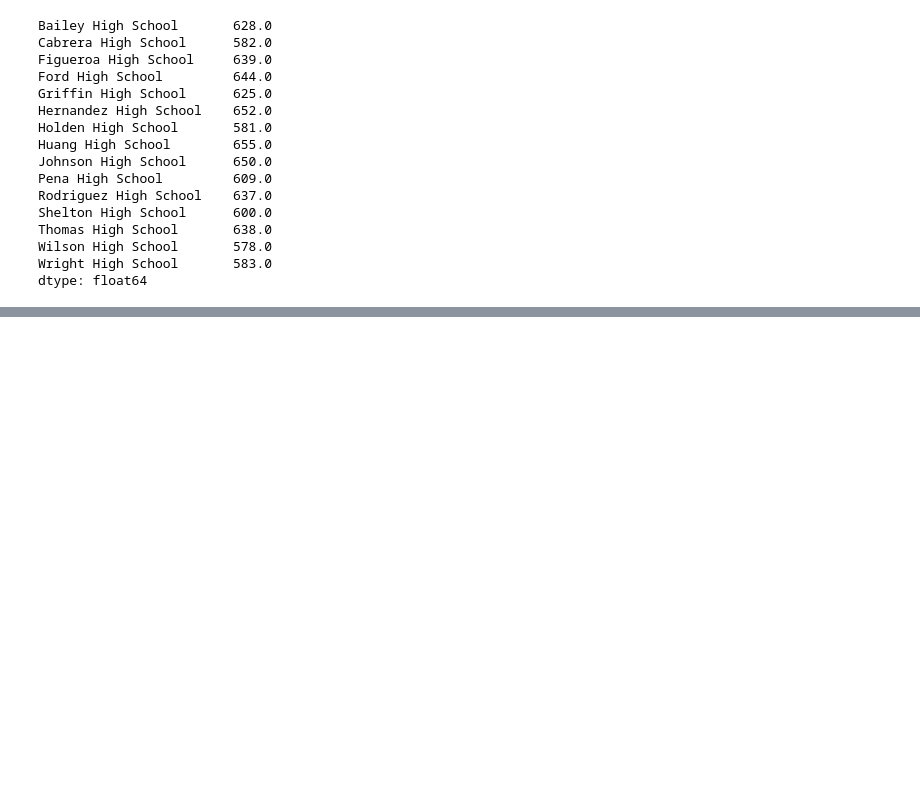
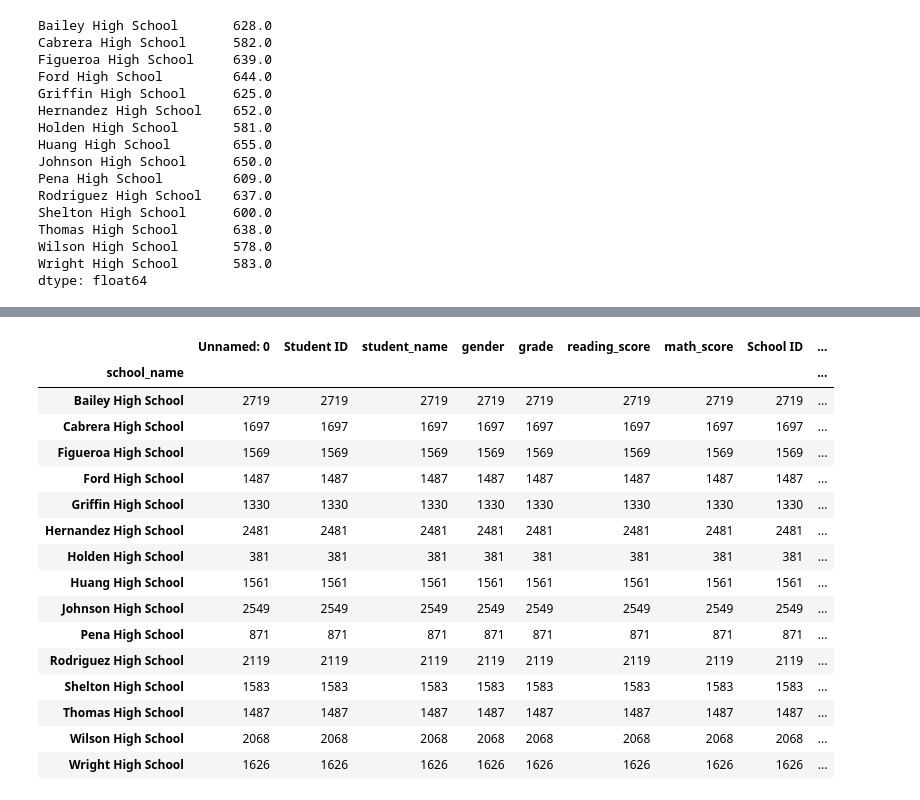
Before and after one commit to awar2170/School_District_Analysis, a Jupyter notebook: PyCitySchools.ipynb, the cells around one changed output, grey strips where cells are left out. Cells and saved outputs as stored; diff of their text form; code cells hidden in the pictures; blank space fills up the shorter version.

```diff
--- a/PyCitySchools.ipynb
+++ b/PyCitySchools.ipynb
@@ -799,0 +884,13 @@ student_school_math = student_data_df.set_index(["school_name"])["math_score"]
+# %%
+# Find overall passing percentages
+# Calculate the students who passed both math and reading.
+per_passing_math_reading = school_data_complete_df[(school_data_complete_df["math_score"] >= 70) & (school_data_complete_df["reading_score"] >= 70)]
+
+# This tells python to look at the school_data_complete_df the dataframe, and put the math and reading score values that are greater than 70 into a
+# dataframe called per_passing_math_reading
+# This is the combined dataframe of students who passed both math and reading
+
+per_passing_math_reading.head()
+
+# This works because it is taking the valeusf rom teh school_data_complte_df, it's not combining the separate math and reading dataframes
+# You're creating a new dataframe based on the original dataframe.
@@ -799,0 +904,28 @@ student_school_math = student_data_df.set_index(["school_name"])["math_score"]
+# %%
+# IF we want to set teh code index to school_name, we need to say
+per_passing_math_reading.groupby(["school_name"])
+# Because we didn't include any argument to do anything with this groupby, python
+# will not output anything that you can see
+
+# If you want to see something, like counts, you have to specify
+
+per_passing_math_reading.groupby(["school_name"]).count()
+# We know that the school is the index because it's teh value taht we are using as teh row identifier
+# %% [output]
+|  | Unnamed: 0 | Student ID | student_name | gender | grade | reading_score | math_score | School ID | ... |
+| school_name |  |  |  |  |  |  |  |  | ... |
+| Bailey High School | 2719 | 2719 | 2719 | 2719 | 2719 | 2719 | 2719 | 2719 | ... |
+| Cabrera High School | 1697 | 1697 | 1697 | 1697 | 1697 | 1697 | 1697 | 1697 | ... |
+| Figueroa High School | 1569 | 1569 | 1569 | 1569 | 1569 | 1569 | 1569 | 1569 | ... |
+| Ford High School | 1487 | 1487 | 1487 | 1487 | 1487 | 1487 | 1487 | 1487 | ... |
+| Griffin High School | 1330 | 1330 | 1330 | 1330 | 1330 | 1330 | 1330 | 1330 | ... |
+| Hernandez High School | 2481 | 2481 | 2481 | 2481 | 2481 | 2481 | 2481 | 2481 | ... |
+| Holden High School | 381 | 381 | 381 | 381 | 381 | 381 | 381 | 381 | ... |
+| Huang High School | 1561 | 1561 | 1561 | 1561 | 1561 | 1561 | 1561 | 1561 | ... |
+| Johnson High School | 2549 | 2549 | 2549 | 2549 | 2549 | 2549 | 2549 | 2549 | ... |
+| Pena High School | 871 | 871 | 871 | 871 | 871 | 871 | 871 | 871 | ... |
+| Rodriguez High School | 2119 | 2119 | 2119 | 2119 | 2119 | 2119 | 2119 | 2119 | ... |
+| Shelton High School | 1583 | 1583 | 1583 | 1583 | 1583 | 1583 | 1583 | 1583 | ... |
+| Thomas High School | 1487 | 1487 | 1487 | 1487 | 1487 | 1487 | 1487 | 1487 | ... |
+| Wilson High School | 2068 | 2068 | 2068 | 2068 | 2068 | 2068 | 2068 | 2068 | ... |
+| Wright High School | 1626 | 1626 | 1626 | 1626 | 1626 | 1626 | 1626 | 1626 | ... |
```
Also changed, not shown: parts of 17 cells of this notebook, 7 other files.
